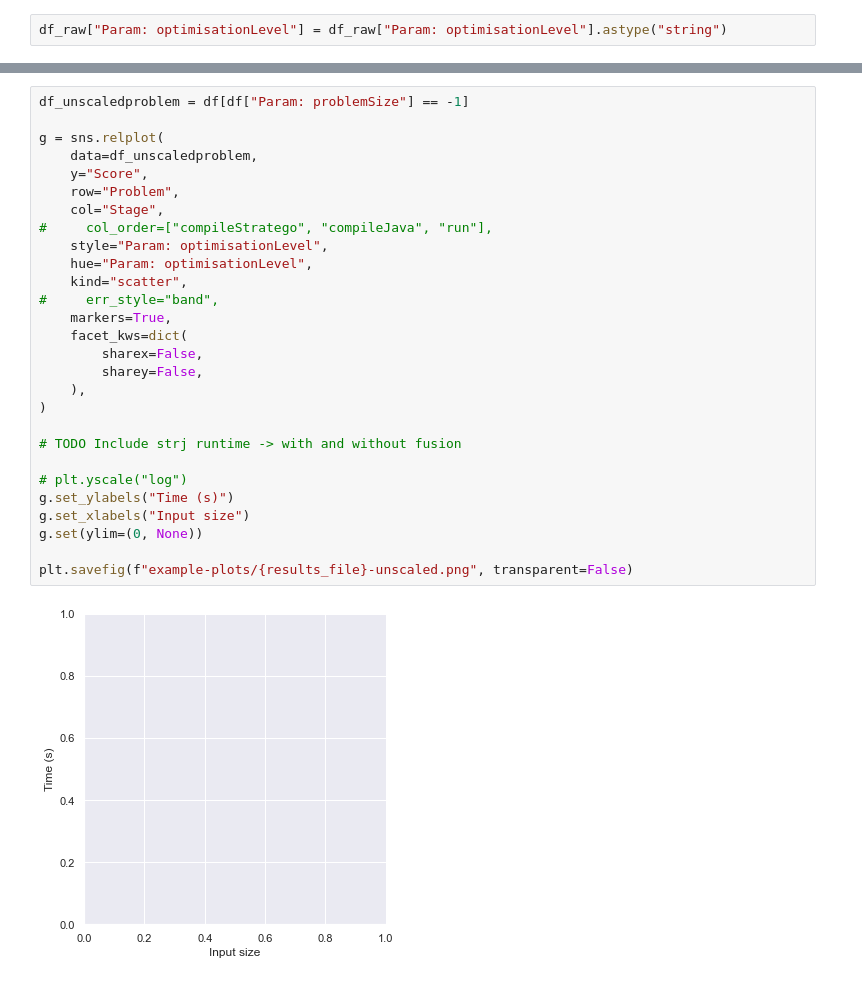
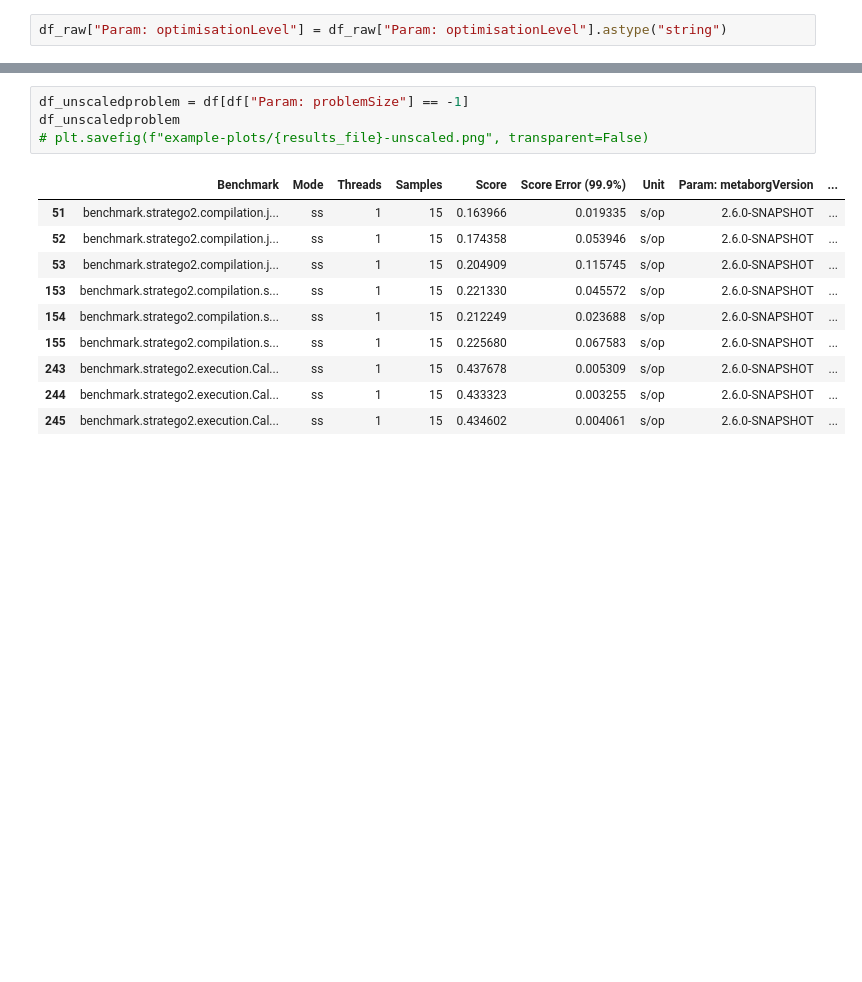
Before and after one commit to metaborg/stratego, a Jupyter notebook: stratego.build.spoofax2.benchmark/analysis/Example plots.ipynb, the cells around one changed output, grey strips where cells are left out. Saved outputs shown, nothing was run; the diff lists cells and outputs as text; blank space fills up the shorter version.

```diff
--- a/stratego.build.spoofax2.benchmark/analysis/Example plots.ipynb
+++ b/stratego.build.spoofax2.benchmark/analysis/Example plots.ipynb
@@ -88,30 +127,15 @@ plt.savefig(f"example-plots/{results_file}-scaled.png", transparent=False)
 # %%
 df_unscaledproblem = df[df["Param: problemSize"] == -1]
-
-g = sns.relplot(
-    data=df_unscaledproblem,
-    y="Score",
-    row="Problem",
-    col="Stage",
-#     col_order=["compileStratego", "compileJava", "run"],
-    style="Param: optimisationLevel",
-    hue="Param: optimisationLevel",
-    kind="scatter",
-#     err_style="band",
-    markers=True,
-    facet_kws=dict(
-        sharex=False,
-        sharey=False,
-    ),
-)
-
-# TODO Include strj runtime -> with and without fusion
-
-# plt.yscale("log")
-g.set_ylabels("Time (s)")
-g.set_xlabels("Input size")
-g.set(ylim=(0, None))
-
-plt.savefig(f"example-plots/{results_file}-unscaled.png", transparent=False)
+df_unscaledproblem
+# plt.savefig(f"example-plots/{results_file}-unscaled.png", transparent=False)
 # %% [output]
-[figure, removed]
+|  | Benchmark | Mode | Threads | Samples | Score | Score Error (99.9%) | Unit | Param: metaborgVersion | ... |
+| 51 | benchmark.stratego2.compilation.j... | ss | 1 | 15 | 0.163966 | 0.019335 | s/op | 2.6.0-SNAPSHOT | ... |
+| 52 | benchmark.stratego2.compilation.j... | ss | 1 | 15 | 0.174358 | 0.053946 | s/op | 2.6.0-SNAPSHOT | ... |
+| 53 | benchmark.stratego2.compilation.j... | ss | 1 | 15 | 0.204909 | 0.115745 | s/op | 2.6.0-SNAPSHOT | ... |
+| 153 | benchmark.stratego2.compilation.s... | ss | 1 | 15 | 0.221330 | 0.045572 | s/op | 2.6.0-SNAPSHOT | ... |
+| 154 | benchmark.stratego2.compilation.s... | ss | 1 | 15 | 0.212249 | 0.023688 | s/op | 2.6.0-SNAPSHOT | ... |
+| 155 | benchmark.stratego2.compilation.s... | ss | 1 | 15 | 0.225680 | 0.067583 | s/op | 2.6.0-SNAPSHOT | ... |
+| 243 | benchmark.stratego2.execution.Cal... | ss | 1 | 15 | 0.437678 | 0.005309 | s/op | 2.6.0-SNAPSHOT | ... |
+| 244 | benchmark.stratego2.execution.Cal... | ss | 1 | 15 | 0.433323 | 0.003255 | s/op | 2.6.0-SNAPSHOT | ... |
+| 245 | benchmark.stratego2.execution.Cal... | ss | 1 | 15 | 0.434602 | 0.004061 | s/op | 2.6.0-SNAPSHOT | ... |
```
Also changed, not shown: parts of 5 cells of this notebook, 3 other files.
